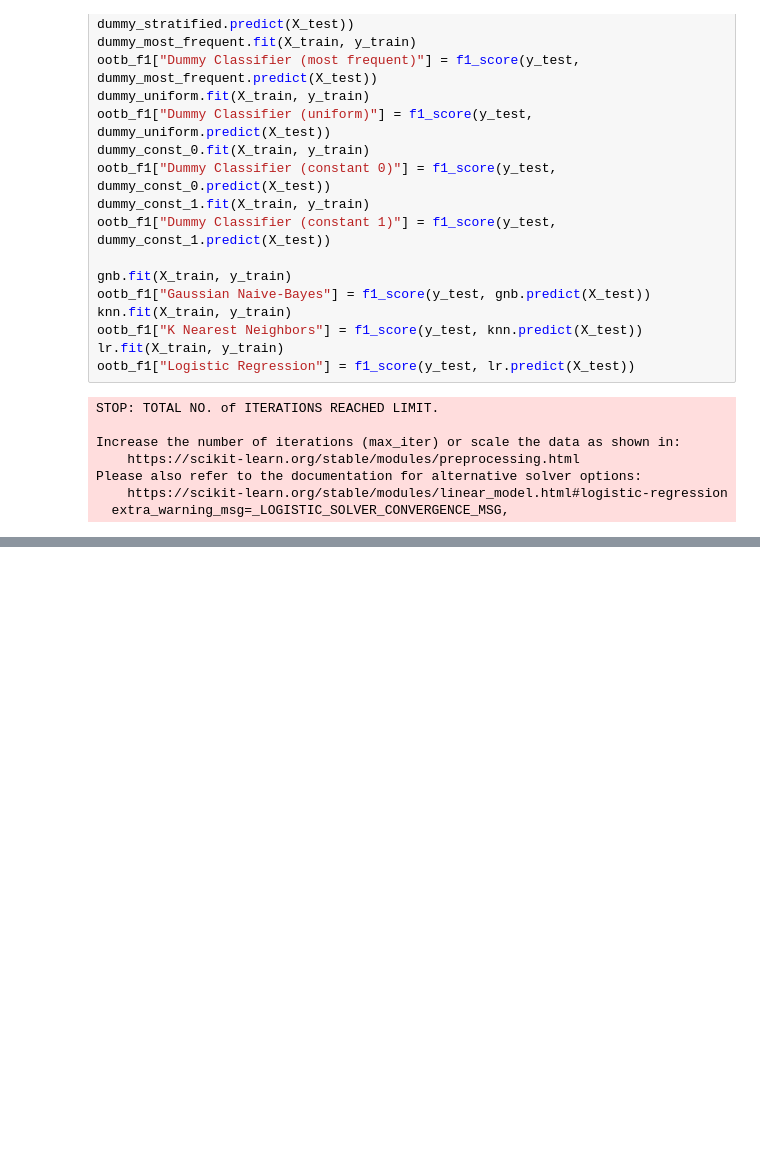
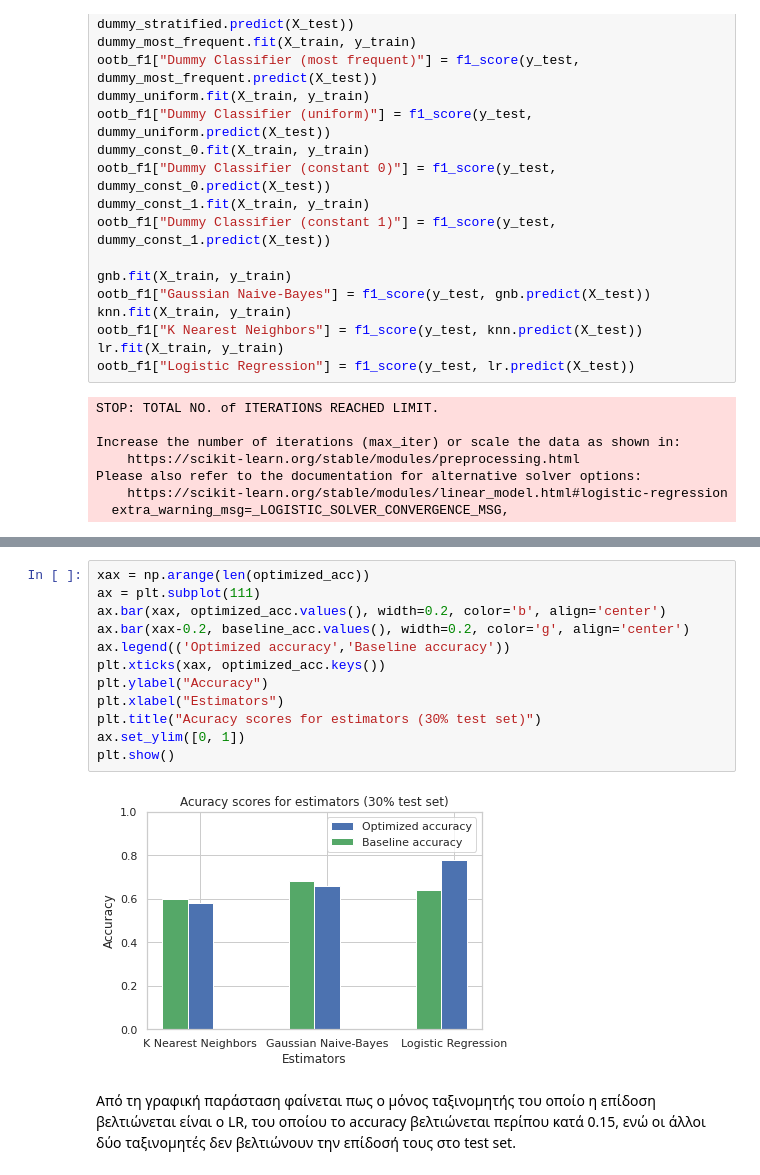
Before and after one commit to michalakos/neural-networks-ntua, a Jupyter notebook: NN_Lab1.ipynb, the cells around one changed output, grey strips where cells are left out. Drawn from its saved outputs; the diff is of its cells as text; blank space fills up the shorter version.

```diff
--- a/NN_Lab1.ipynb
+++ b/NN_Lab1.ipynb
@@ -310,0 +738,16 @@ print(ootb_f1)
+# %%
+xax = np.arange(len(optimized_acc))
+ax = plt.subplot(111)
+ax.bar(xax, optimized_acc.values(), width=0.2, color='b', align='center')
+ax.bar(xax-0.2, baseline_acc.values(), width=0.2, color='g', align='center')
+ax.legend(('Optimized accuracy','Baseline accuracy'))
+plt.xticks(xax, optimized_acc.keys())
+plt.ylabel("Accuracy")
+plt.xlabel("Estimators")
+plt.title("Acuracy scores for estimators (30% test set)")
+ax.set_ylim([0, 1])
+plt.show()
+# %% [output]
+[figure, added]
+# %% [markdown]
+Από τη γραφική παράσταση φαίνεται πως ο μόνος ταξινομητής του οποίο η επίδοση βελτιώνεται είναι ο LR, του οποίου το accuracy βελτιώνεται περίπου κατά 0.15, ενώ οι άλλοι δύο ταξινομητές δεν βελτιώνουν την επίδοσή τους στο test set.
```
Also changed, not shown: parts of 46 cells of this notebook.
